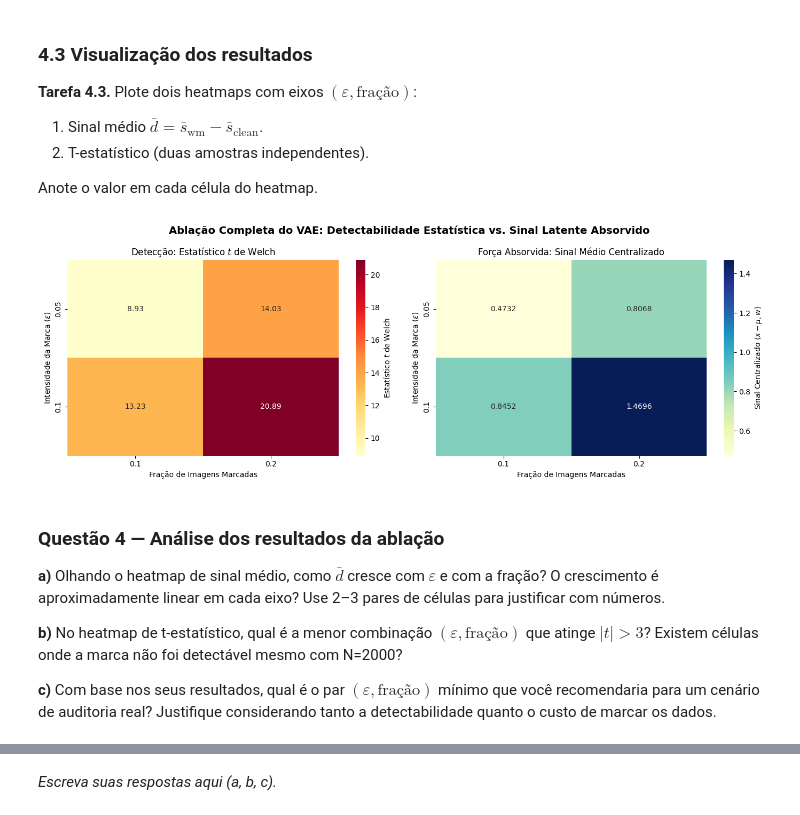
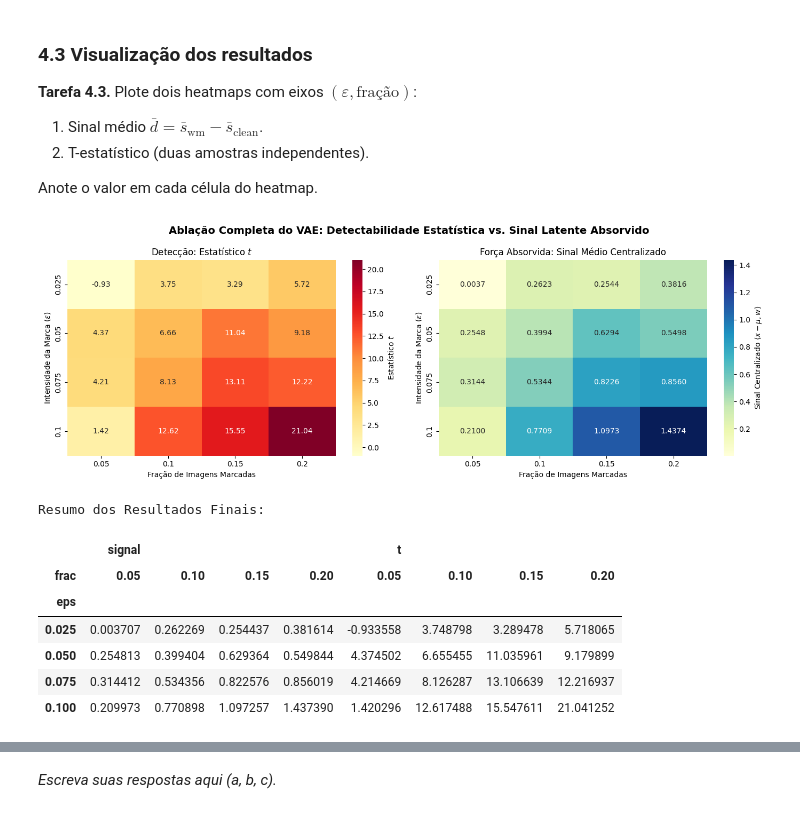
Before and after one commit to Heri-impatech/trabalho_III_ml2, a Jupyter notebook: trabalho_3/vae_watermark.ipynb, the cells around one changed output, grey strips where cells are left out. Cells and saved outputs as stored; diff of their text form; code cells hidden in the pictures.

```diff
--- a/trabalho_3/vae_watermark.ipynb
+++ b/trabalho_3/vae_watermark.ipynb
@@ -1265,14 +1265,13 @@ A Parte 3 usou uma única configuração ($\varepsilon = 0.10$, fração $= 0.20
 **Tarefa 4.1.** Implemente `make_ss_dataset(eps, fraction)` que cria um dataset com `fraction` das imagens marcadas com amplitude `eps`.
 # %%
 # TODO: escolha pelo menos 2 valores para cada parâmetro
-EPSILON_VALUES  = [0.05, 0.10]   # ex: [0.05, 0.10]
-FRACTION_VALUES = [0.10, 0.20]   # ex: [0.10, 0.20]
+EPSILON_VALUES  = [0.025, 0.05, 0.075, 0.10]   # ex: [0.05, 0.10]
+FRACTION_VALUES = [0.05, 0.10, 0.15, 0.20]   # ex: [0.10, 0.20]
 N_AUDIT         = 2000    # fixo
-EPOCHS_ABLATION = 15     # pode ser menor que EPOCHS — veja a dica acima
+EPOCHS_ABLATION = 30
 
-# 1. Definição do Dataset de Ablação Global
+# Definição do Dataset de Ablação Global
 class AblationSpreadSpectrumMNIST(Dataset):
-    # CORREÇÃO: Fixando o default da seed para 42 diretamente para evitar NameError
     def __init__(self, base_dataset, eps, fraction, seed=42):
         self.base_dataset = base_dataset
         self.eps = eps
@@ -1295,12 +1294,11 @@ class AblationSpreadSpectrumMNIST(Dataset):
         return img, label
 
 
-# 2. Função com a assinatura exata exigida pelo professor
-# CORREÇÃO: Apontando o default da seed para 42 diretamente
+# Apontando o default da seed para 42 diretamente
 def make_ss_dataset(eps, fraction, base_dataset=train_ds, seed=42):
     return AblationSpreadSpectrumMNIST(base_dataset, eps, fraction, seed=seed)
 
-print("--- Passo Pré-Ablação: Retreinando o VAE Limpo de Referência ---")
+print("Passo Pré Ablação: Retreinando o VAE Limpo de Referência")
 train_loader_ab = DataLoader(train_ds, batch_size=BATCH_SIZE, shuffle=True, num_workers=0, pin_memory=True)
 
 model_ab = train_vae(
@@ -1460,54 +1460,57 @@ Anote o valor em cada célula do heatmap.
 # TODO: heatmap signal_grid, heatmap t_grid
 # raise NotImplementedError
 
-# 1. Transformação de Dados: Converte a lista de dicionários da varredura em um DataFrame
+# Transformação de Dados: Converte a lista de dicionários da varredura em um DataFrame
 df_results = pd.DataFrame(results)
 
-# 2. Pivotamento: Cria duas matrizes estruturadas (linhas=eps, colunas=frac)
+# Pivotamento: Cria duas matrizes estruturadas (linhas=eps, colunas=frac)
 t_matrix_df = df_results.pivot(index="eps", columns="frac", values="t")
 signal_matrix_df = df_results.pivot(index="eps", columns="frac", values="signal")
 
-# 3. Configuração do Canvas: Figura ampla com 1 linha e 2 colunas
+# Configuração: Figura ampla com 1 linha e 2 colunas
 fig, axes = plt.subplots(1, 2, figsize=(14, 5))
 
-# --- HEATMAP 1: O ESTATÍSTICO t ---
+# HEATMAP 1: O ESTATÍSTICO t
 sns.heatmap(
     t_matrix_df,
     annot=True,
     fmt=".2f",
     cmap="YlOrRd", # Cores quentes para denotar o "alerta" estatístico
     ax=axes[0],
-    cbar_kws={'label': 'Estatístico $t$ de Welch'}
+    cbar_kws={'label': 'Estatístico $t$'}
 )
-axes[0].set_title("Detecção: Estatístico $t$ de Welch", fontsize=12)
+axes[0].set_title("Detecção: Estatístico $t$", fontsize=12)
 axes[0].set_xlabel("Fração de Imagens Marcadas")
 axes[0].set_ylabel("Intensidade da Marca ($\\varepsilon$)")
 
-# --- HEATMAP 2: O SINAL MÉDIO ---
+# HEATMAP 2: O SINAL MÉDIO
 sns.heatmap(
     signal_matrix_df,
     annot=True,
     fmt=".4f",
     cmap="YlGnBu", # Cores frias para separar visualmente do gráfico anterior
     ax=axes[1],
     cbar_kws={'label': 'Sinal Centralizado $\\langle x - \\mu, w \\rangle$'}
 )
 axes[1].set_title("Força Absorvida: Sinal Médio Centralizado", fontsize=12)
 axes[1].set_xlabel("Fração de Imagens Marcadas")
 axes[1].set_ylabel("Intensidade da Marca ($\\varepsilon$)")
 
 # Ajuste global de espaçamento e salvamento do artefato
 plt.suptitle("Ablação Completa do VAE: Detectabilidade Estatística vs. Sinal Latente Absorvido", fontsize=14, fontweight="bold")
 plt.tight_layout()
 plt.savefig(output_dir / "4.2_heatmaps_ablation.png", dpi=150)
 plt.show()
+
+print("\nResumo dos Resultados Finais:")
+display(df_results.pivot(index="eps", columns="frac", values=["signal", "t"]))
 # %% [output]
-[figure, old version]
+[figure, new version]
+Resumo dos Resultados Finais:
+|  | signal |  |  |  | t |  |  |  |
+| frac | 0.05 | 0.10 | 0.15 | 0.20 | 0.05 | 0.10 | 0.15 | 0.20 |
+| eps |  |  |  |  |  |  |  |  |
+| 0.025 | 0.003707 | 0.262269 | 0.254437 | 0.381614 | -0.933558 | 3.748798 | 3.289478 | 5.718065 |
+| 0.050 | 0.254813 | 0.399404 | 0.629364 | 0.549844 | 4.374502 | 6.655455 | 11.035961 | 9.179899 |
+| 0.075 | 0.314412 | 0.534356 | 0.822576 | 0.856019 | 4.214669 | 8.126287 | 13.106639 | 12.216937 |
+| 0.100 | 0.209973 | 0.770898 | 1.097257 | 1.437390 | 1.420296 | 12.617488 | 15.547611 | 21.041252 |
-# %% [markdown]
-### Questão 4 — Análise dos resultados da ablação
-
-**a)** Olhando o heatmap de sinal médio, como $\bar{d}$ cresce com $\varepsilon$ e com a fração? O crescimento é aproximadamente linear em cada eixo? Use 2–3 pares de células para justificar com números.
-
-**b)** No heatmap de t-estatístico, qual é a menor combinação $(\varepsilon, \text{fração})$ que atinge $|t| > 3$? Existem células onde a marca não foi detectável mesmo com N=2000?
-
-**c)** Com base nos seus resultados, qual é o par $(\varepsilon, \text{fração})$ mínimo que você recomendaria para um cenário de auditoria real? Justifique considerando tanto a detectabilidade quanto o custo de marcar os dados.
```
Also changed, not shown: parts of 13 cells of this notebook, 8 other files.
